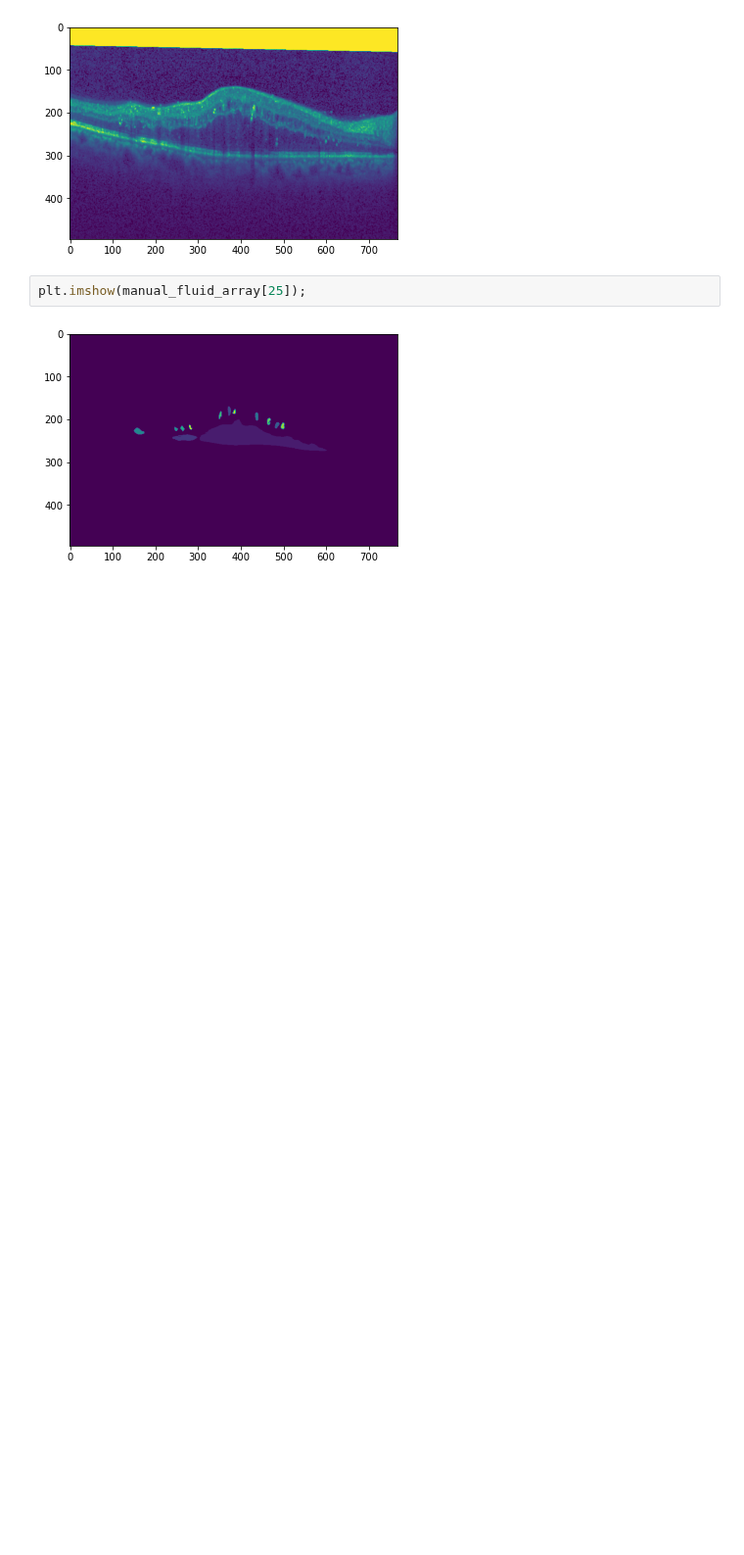
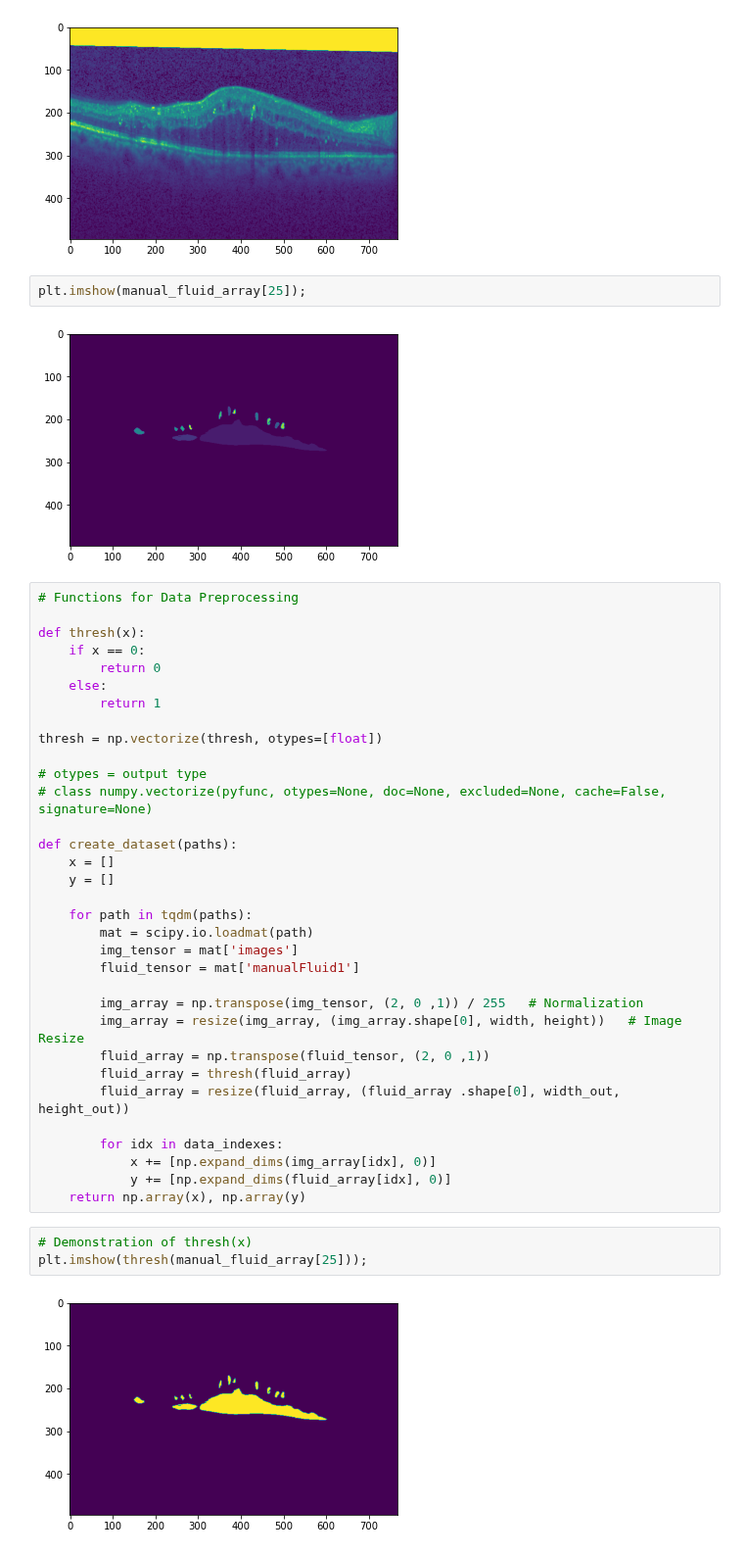
Before and after one commit to johnwslee/Data_Science_Libraries, a Jupyter notebook: PyTorch/Unet/Unet_image_segmentation.ipynb, the cells around one changed output. Shown at 98% size. Drawn from its saved outputs; the diff is of its cells as text; blank space fills up the shorter version.

Commit message:
Done with Data Preprocessing

```diff
--- a/PyTorch/Unet/Unet_image_segmentation.ipynb
+++ b/PyTorch/Unet/Unet_image_segmentation.ipynb
@@ -72,3 +72,41 @@ plt.imshow(img_array[25]);
 plt.imshow(manual_fluid_array[25]);
 # %% [output]
 [figure]
+# %%
+# Functions for Data Preprocessing
+
+def thresh(x):
+    if x == 0:
+        return 0
+    else:
+        return 1
+
+thresh = np.vectorize(thresh, otypes=[float])
+
+# otypes = output type
+# class numpy.vectorize(pyfunc, otypes=None, doc=None, excluded=None, cache=False, signature=None)
+
+def create_dataset(paths):
+    x = []
+    y = []
+
+    for path in tqdm(paths):
+        mat = scipy.io.loadmat(path)
+        img_tensor = mat['images']
+        fluid_tensor = mat['manualFluid1']
+
+        img_array = np.transpose(img_tensor, (2, 0 ,1)) / 255   # Normalization
+        img_array = resize(img_array, (img_array.shape[0], width, height))   # Image Resize
+        fluid_array = np.transpose(fluid_tensor, (2, 0 ,1))
+        fluid_array = thresh(fluid_array)
+        fluid_array = resize(fluid_array, (fluid_array .shape[0], width_out, height_out))
+
+        for idx in data_indexes:
+            x += [np.expand_dims(img_array[idx], 0)]
+            y += [np.expand_dims(fluid_array[idx], 0)]
+    return np.array(x), np.array(y)
+# %%
+# Demonstration of thresh(x)
+plt.imshow(thresh(manual_fluid_array[25]));
+# %% [output]
+[figure, added]
```
Also changed, not shown: parts of 4 cells of this notebook.
